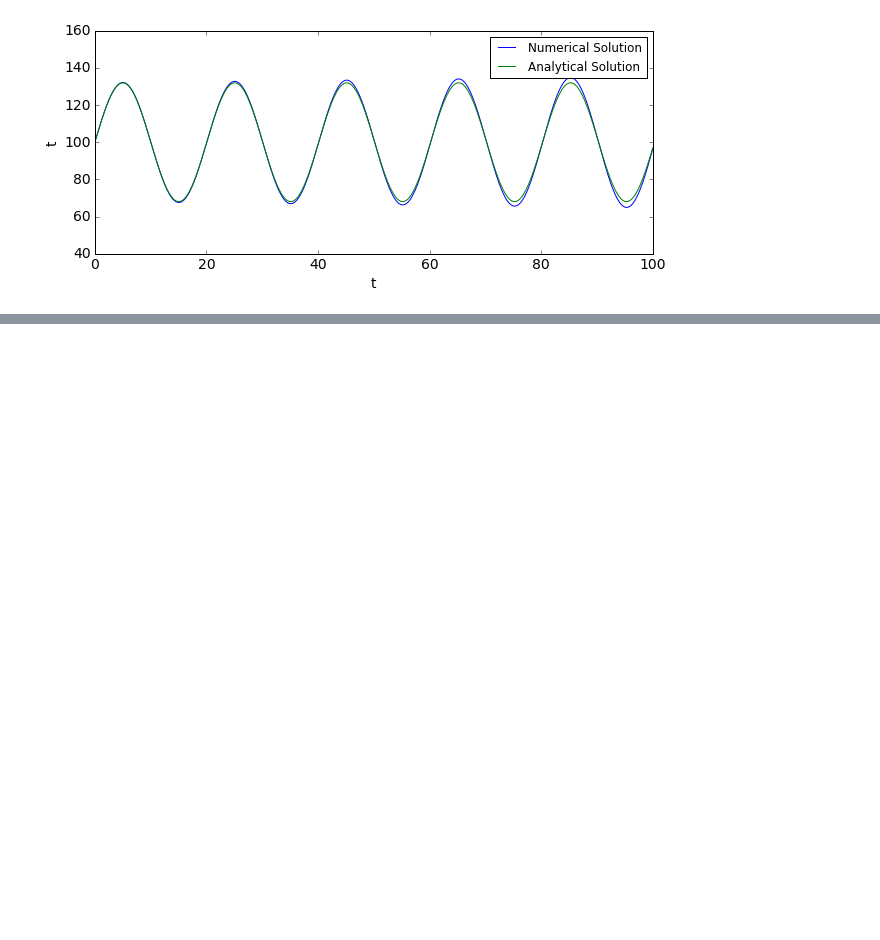
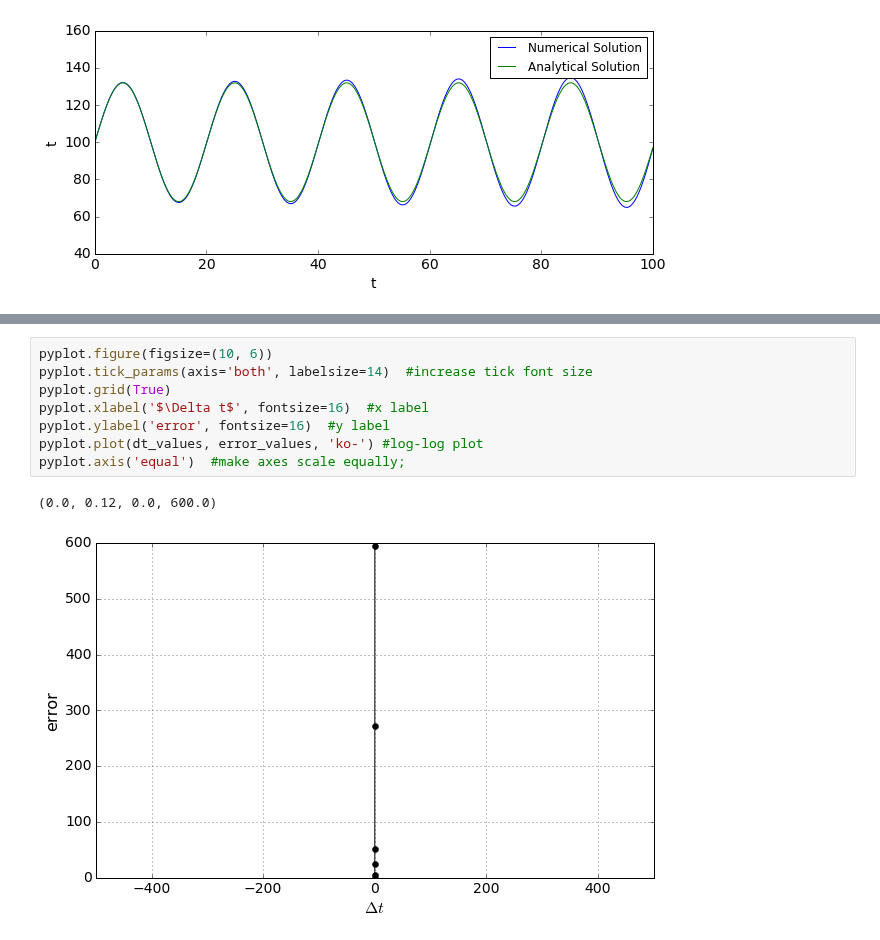
Before and after one commit to yueyang1992/MAE6286, a Jupyter notebook: sep11.ipynb, the cells around one changed output, grey strips where cells are left out. Saved outputs shown, nothing was run; the diff lists cells and outputs as text; blank space fills up the shorter version.

```diff
--- a/sep11.ipynb
+++ b/sep11.ipynb
@@ -73,0 +202,11 @@ for i, dt in enumerate(dt_values):
+# %%
+pyplot.figure(figsize=(10, 6))
+pyplot.tick_params(axis='both', labelsize=14)  #increase tick font size
+pyplot.grid(True)
+pyplot.xlabel('$\Delta t$', fontsize=16)  #x label
+pyplot.ylabel('error', fontsize=16)  #y label
+pyplot.plot(dt_values, error_values, 'ko-') #log-log plot
+pyplot.axis('equal')  #make axes scale equally;
+# %% [output]
+(0.0, 0.12, 0.0, 600.0)
+[figure, added]
```
Also changed, not shown: parts of 9 cells of this notebook.
